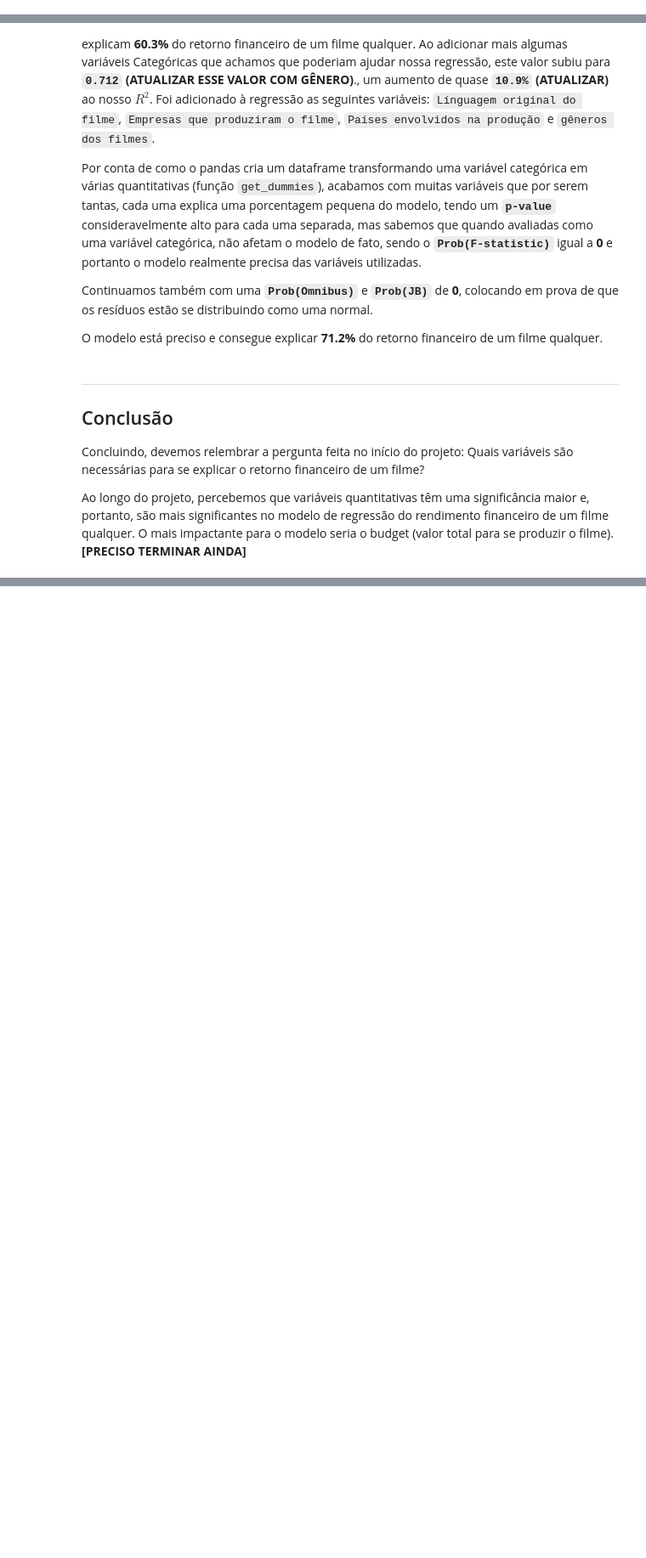
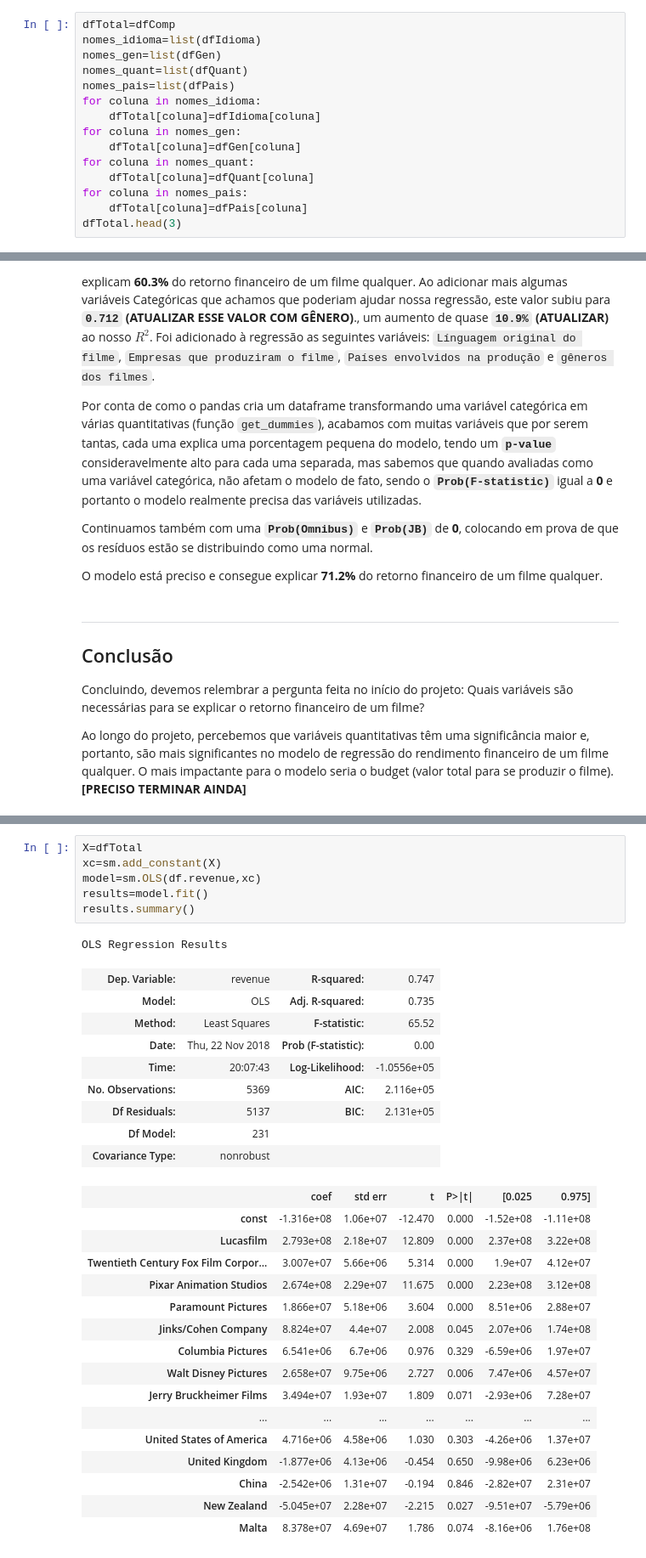
Before and after one commit to lucaslealvale/CD2018_Projeto3, a Jupyter notebook: Projeto 3-checkpoint111.ipynb, the cells around one changed output, grey strips where cells are left out. Shown at 85% size. Cells and saved outputs as stored; diff of their text form; blank space fills up the shorter version.

```diff
--- a/Projeto 3-checkpoint111.ipynb
+++ b/Projeto 3-checkpoint111.ipynb
@@ -502,0 +454,15 @@ memory usage: 212.4 KB
+# %%
+dfTotal=dfComp
+nomes_idioma=list(dfIdioma)
+nomes_gen=list(dfGen)
+nomes_quant=list(dfQuant)
+nomes_pais=list(dfPais)
+for coluna in nomes_idioma:
+    dfTotal[coluna]=dfIdioma[coluna]
+for coluna in nomes_gen:
+    dfTotal[coluna]=dfGen[coluna]
+for coluna in nomes_quant:
+    dfTotal[coluna]=dfQuant[coluna]
+for coluna in nomes_pais:
+    dfTotal[coluna]=dfPais[coluna]
+dfTotal.head(3)
@@ -584,0 +543,33 @@ Ao longo do projeto, percebemos que variáveis quantitativas têm uma significâ
+# %%
+X=dfTotal
+xc=sm.add_constant(X)
+model=sm.OLS(df.revenue,xc)
+results=model.fit()
+results.summary()
+# %% [output]
+OLS Regression Results
+| Dep. Variable: | revenue | R-squared: | 0.747 |
+| Model: | OLS | Adj. R-squared: | 0.735 |
+| Method: | Least Squares | F-statistic: | 65.52 |
+| Date: | Thu, 22 Nov 2018 | Prob (F-statistic): | 0.00 |
+| Time: | 20:07:43 | Log-Likelihood: | -1.0556e+05 |
+| No. Observations: | 5369 | AIC: | 2.116e+05 |
+| Df Residuals: | 5137 | BIC: | 2.131e+05 |
+| Df Model: | 231 |  |  |
+| Covariance Type: | nonrobust |  |  |
+|  | coef | std err | t | P>|t| | [0.025 | 0.975] |
+| const | -1.316e+08 | 1.06e+07 | -12.470 | 0.000 | -1.52e+08 | -1.11e+08 |
+| Lucasfilm | 2.793e+08 | 2.18e+07 | 12.809 | 0.000 | 2.37e+08 | 3.22e+08 |
+| Twentieth Century Fox Film Corpor... | 3.007e+07 | 5.66e+06 | 5.314 | 0.000 | 1.9e+07 | 4.12e+07 |
+| Pixar Animation Studios | 2.674e+08 | 2.29e+07 | 11.675 | 0.000 | 2.23e+08 | 3.12e+08 |
+| Paramount Pictures | 1.866e+07 | 5.18e+06 | 3.604 | 0.000 | 8.51e+06 | 2.88e+07 |
+| Jinks/Cohen Company | 8.824e+07 | 4.4e+07 | 2.008 | 0.045 | 2.07e+06 | 1.74e+08 |
+| Columbia Pictures | 6.541e+06 | 6.7e+06 | 0.976 | 0.329 | -6.59e+06 | 1.97e+07 |
+| Walt Disney Pictures | 2.658e+07 | 9.75e+06 | 2.727 | 0.006 | 7.47e+06 | 4.57e+07 |
+| Jerry Bruckheimer Films | 3.494e+07 | 1.93e+07 | 1.809 | 0.071 | -2.93e+06 | 7.28e+07 |
+| ... | ... | ... | ... | ... | ... | ... |
+| United States of America | 4.716e+06 | 4.58e+06 | 1.030 | 0.303 | -4.26e+06 | 1.37e+07 |
+| United Kingdom | -1.877e+06 | 4.13e+06 | -0.454 | 0.650 | -9.98e+06 | 6.23e+06 |
+| China | -2.542e+06 | 1.31e+07 | -0.194 | 0.846 | -2.82e+07 | 2.31e+07 |
+| New Zealand | -5.045e+07 | 2.28e+07 | -2.215 | 0.027 | -9.51e+07 | -5.79e+06 |
+| Malta | 8.378e+07 | 4.69e+07 | 1.786 | 0.074 | -8.16e+06 | 1.76e+08 |
```
Also changed, not shown: parts of 30 cells of this notebook.
